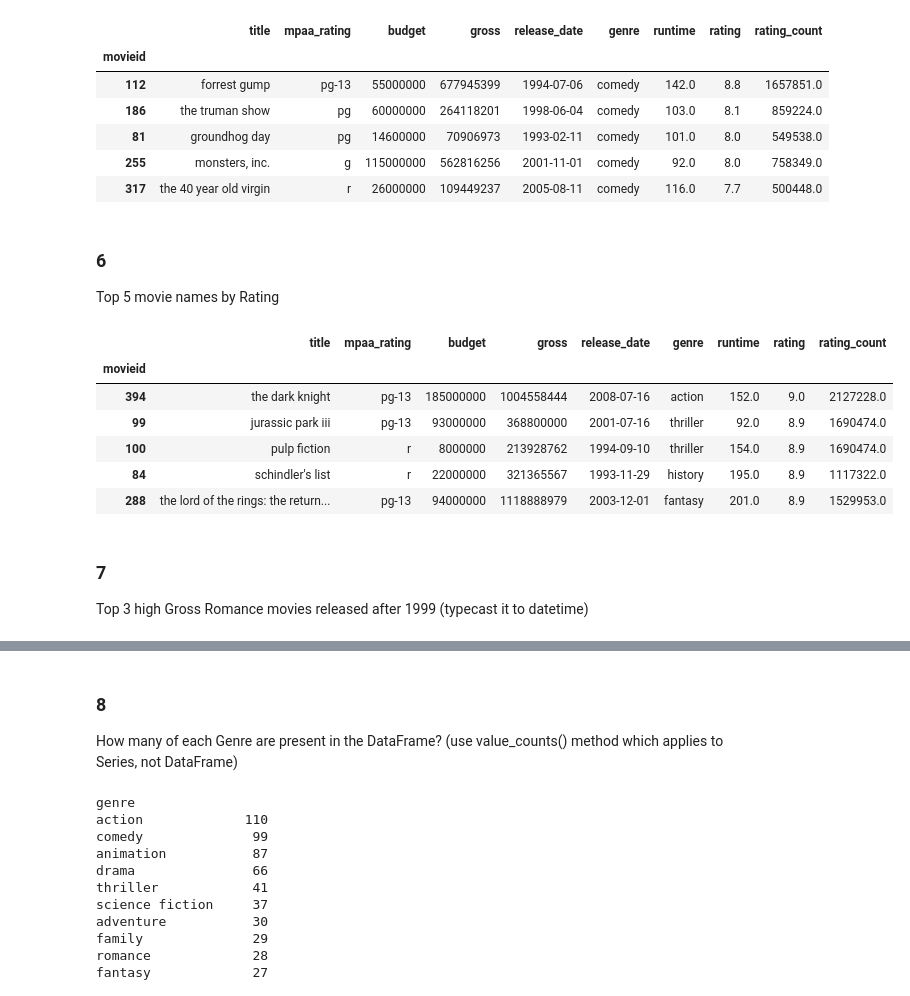
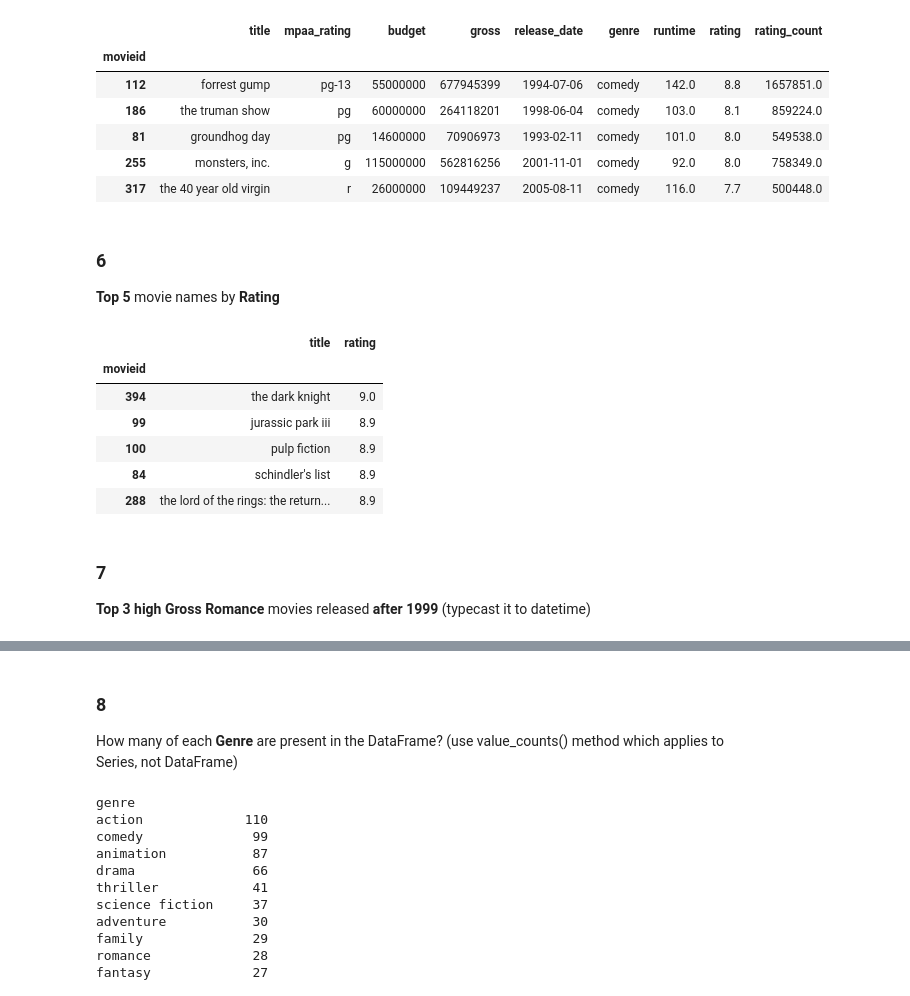
Before and after one commit to olemir/python-exercises, a Jupyter notebook: exercises-EDA.ipynb, the cells around one changed output, grey strips where cells are left out. Saved outputs shown, nothing was run; the diff lists cells and outputs as text; code cells hidden in the pictures.

```diff
--- a/exercises-EDA.ipynb
+++ b/exercises-EDA.ipynb
@@ -340,18 +382,18 @@ movies[movies.genre=='comedy'].sort_values('rating',ascending=False).iloc[:5]
 | 317 | the 40 year old virgin | r | 26000000 | 109449237 | 2005-08-11 | comedy | 116.0 | 7.7 | 500448.0 |
 # %% [markdown]
 ### 6
-Top 5 movie names by Rating
+**Top 5** movie names by **Rating**
 # %%
-movies.sort_values(by='rating', ascending=False).head(5)
+movies[['title','rating']].sort_values(by='rating', ascending=False).head(5)
 # %% [output]
-|  | title | mpaa_rating | budget | gross | release_date | genre | runtime | rating | rating_count |
-| movieid |  |  |  |  |  |  |  |  |  |
-| 394 | the dark knight | pg-13 | 185000000 | 1004558444 | 2008-07-16 | action | 152.0 | 9.0 | 2127228.0 |
-| 99 | jurassic park iii | pg-13 | 93000000 | 368800000 | 2001-07-16 | thriller | 92.0 | 8.9 | 1690474.0 |
-| 100 | pulp fiction | r | 8000000 | 213928762 | 1994-09-10 | thriller | 154.0 | 8.9 | 1690474.0 |
-| 84 | schindler's list | r | 22000000 | 321365567 | 1993-11-29 | history | 195.0 | 8.9 | 1117322.0 |
-| 288 | the lord of the rings: the return... | pg-13 | 94000000 | 1118888979 | 2003-12-01 | fantasy | 201.0 | 8.9 | 1529953.0 |
+|  | title | rating |
+| movieid |  |  |
+| 394 | the dark knight | 9.0 |
+| 99 | jurassic park iii | 8.9 |
+| 100 | pulp fiction | 8.9 |
+| 84 | schindler's list | 8.9 |
+| 288 | the lord of the rings: the return... | 8.9 |
 # %% [markdown]
 ### 7
-Top 3 high Gross Romance movies released after 1999 (typecast it to datetime)
+**Top 3 high Gross Romance** movies released **after 1999** (typecast it to datetime)
 # %%
@@ -364,7 +406,7 @@ movies[(movies.genre == 'romance') & (movies.release_date>=pd.to_datetime('01.01
 | 402 | the twilight saga: new moon | pg-13 | 50000000 | 709827462 | 2009-03-15 | romance | 130.0 | 4.7 | 252223.0 |
 # %% [markdown]
 ### 8
-How many of each Genre are present in the DataFrame? (use value_counts() method which applies to Series, not DataFrame)
+How many of each **Genre** are present in the DataFrame? (use value_counts() method which applies to Series, not DataFrame)
 # %%
 movies.genre.value_counts()
 # %% [output]
```
Also changed, not shown: parts of 17 cells of this notebook.
